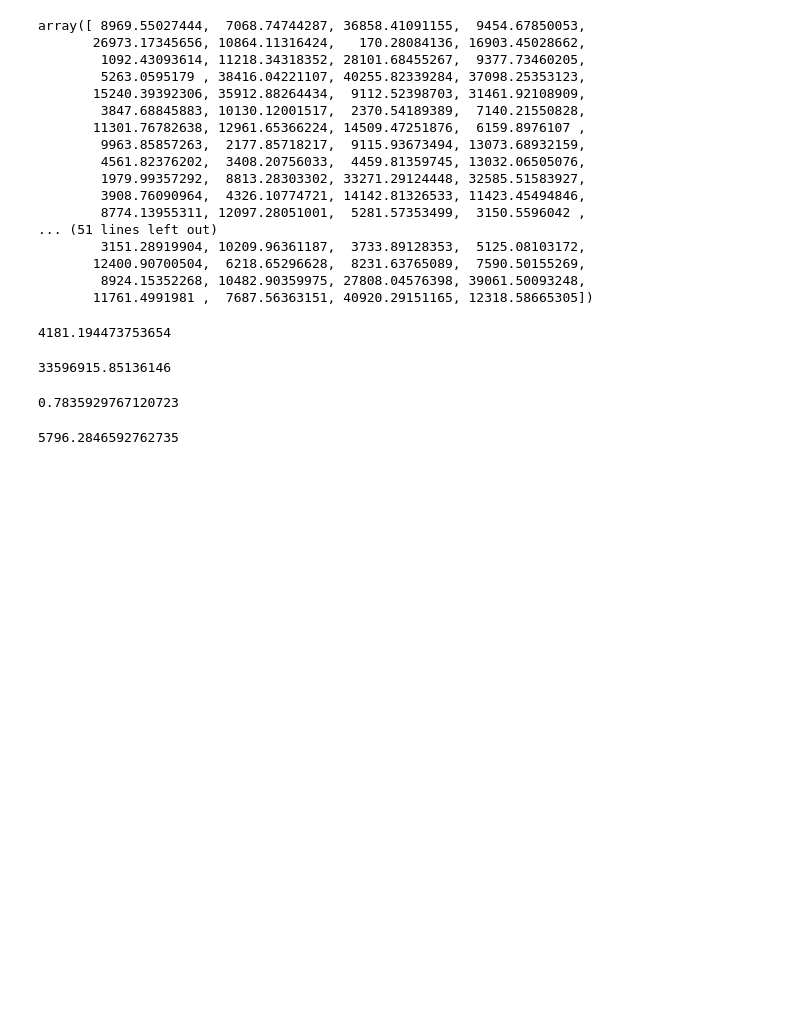
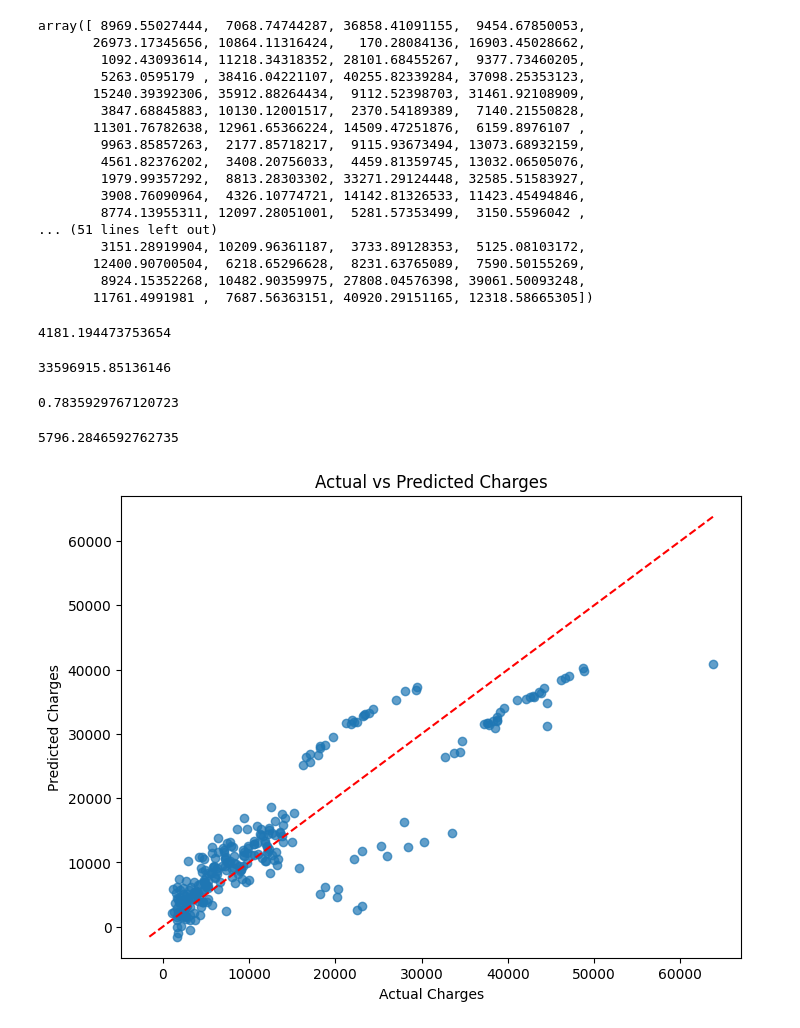
Before and after one commit to vividwhisp/machine-learning-from-scratch, a Jupyter notebook: medical_insurance.ipynb, the cells around one changed output. Cells and saved outputs as stored; diff of their text form; code cells hidden in the pictures; blank space fills up the shorter version.

Commit message:
plotted the residual plot and actual vs predicted

```diff
--- a/medical_insurance.ipynb
+++ b/medical_insurance.ipynb
@@ -223,3 +223,18 @@ r2_score(y_test, y_pred)
 root_mean_squared_error(y_test, y_pred)
 # %% [output]
 5796.2846592762735
+# %%
+plt.figure(figsize=(8, 6))
+plt.scatter(y_test, y_pred, alpha=0.7)
+plt.xlabel("Actual Charges")
+plt.ylabel("Predicted Charges")
+plt.title("Actual vs Predicted Charges")
+
+# ideal line
+min_val = min(y_test.min(), y_pred.min())
+max_val = max(y_test.max(), y_pred.max())
+plt.plot([min_val, max_val], [min_val, max_val], color="red", linestyle="--")
+
+plt.show()
+# %% [output]
+[figure, added]
```
Also changed, not shown: parts of 2 cells of this notebook, 2 other files.
